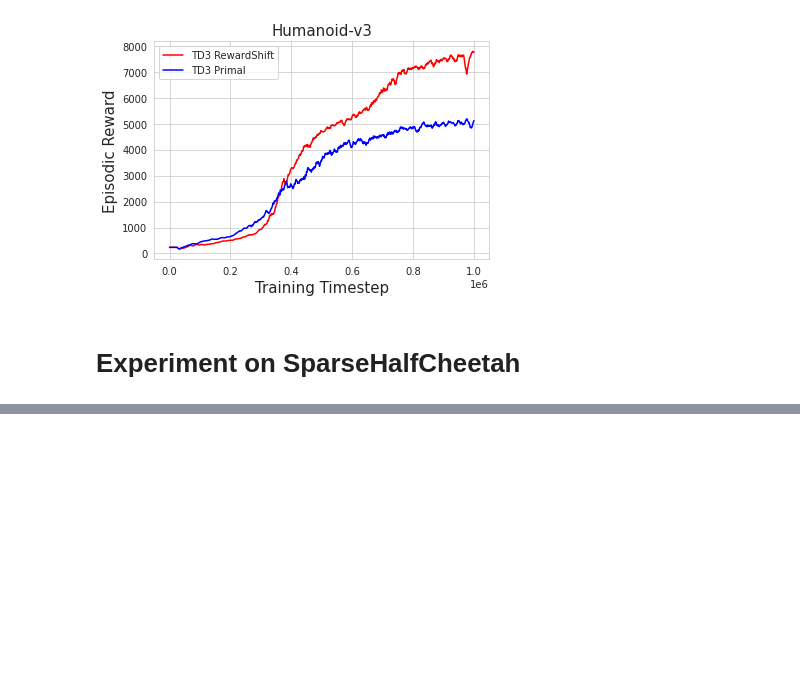
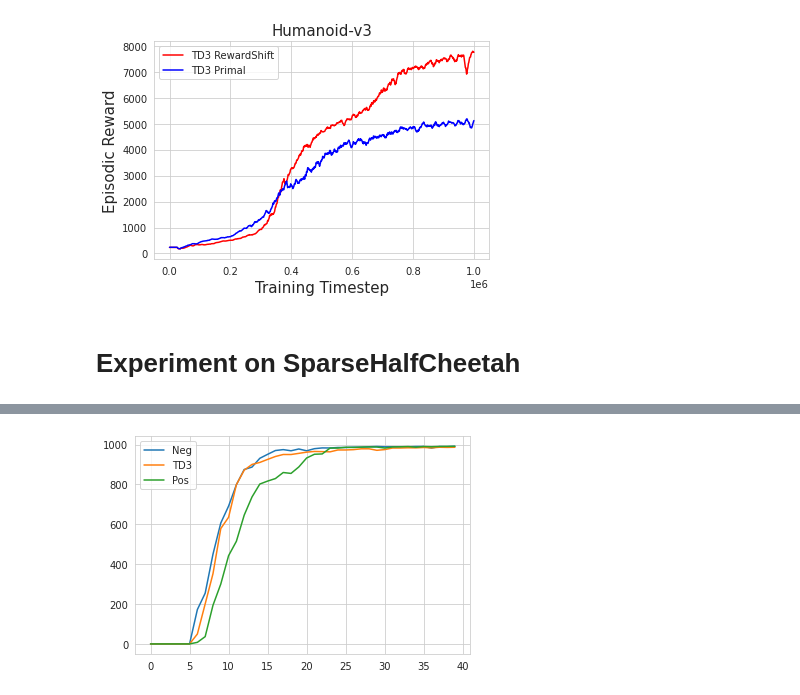
Before and after one commit to holarissun/RewardShifting, a Jupyter notebook: RebuttalExperiments/PlotRebuttal Figures.ipynb, the cells around one changed output, grey strips where cells are left out. Drawn from its saved outputs; the diff is of its cells as text; code cells hidden in the pictures; blank space fills up the shorter version.

```diff
--- a/RebuttalExperiments/PlotRebuttal Figures.ipynb
+++ b/RebuttalExperiments/PlotRebuttal Figures.ipynb
@@ -132,8 +148,15 @@ plt.savefig('figs/Humanoid.pdf',dpi=200,format='pdf',bbox_inches = 'tight')
 # %%
 TD3_neg = []
 TD3 = []
 TD3_pos = []
 for i in range(8):
-    TD3_neg.append(np.load(f'results/TD3_HalfCheetah-v3_{i}_-0.5.npy'))
-    TD3.append(np.load(f'results/TD3_HalfCheetah-v3_{i}_0.0.npy'))
-    TD3_pos.append(np.load(f'results/TD3_HalfCheetah-v3_{i}_0.5.npy'))
+    TD3_neg.append(np.load(f'results/TD3_HalfCheetah-v3_{i}_-0.3_2.5.npy')[:MAX_LEN])
+    TD3.append(np.load(f'results/TD3_HalfCheetah-v3_{i}_0.0.npy')[:MAX_LEN])
+    TD3_pos.append(np.load(f'results/TD3_HalfCheetah-v3_{i}_0.3_2.5.npy')[:MAX_LEN])
+plt.plot(np.asarray(TD3_neg).mean(0),label = 'Neg')
+plt.plot(np.asarray(TD3).mean(0),label = 'TD3')
+plt.plot(np.asarray(TD3_pos).mean(0),label = 'Pos')
+plt.legend()
+plt.show()
+# %% [output]
+[figure, added]
```
Also changed, not shown: parts of 4 cells of this notebook, 27 other files.
